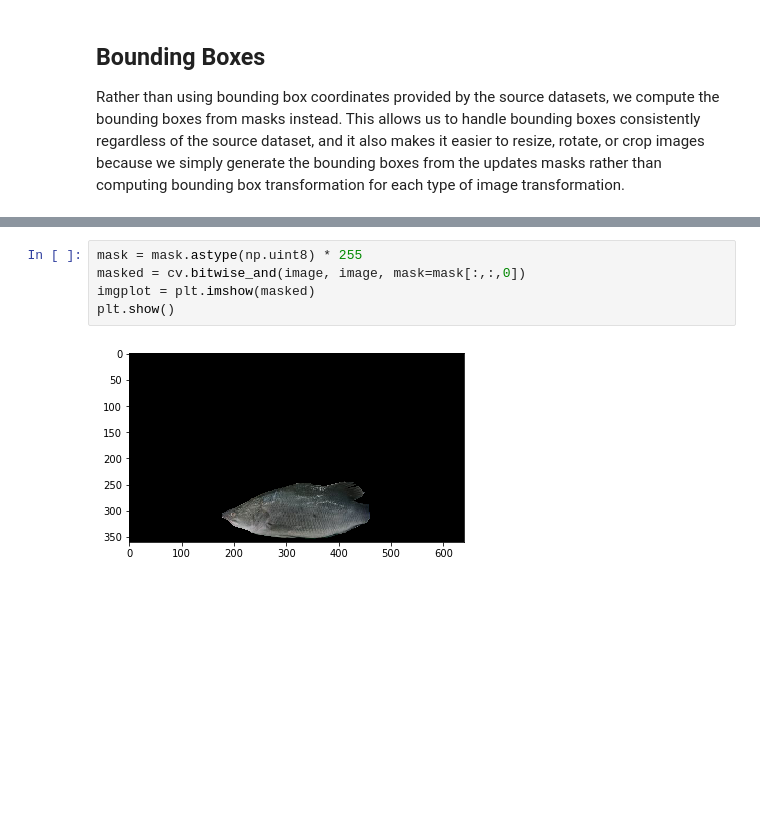
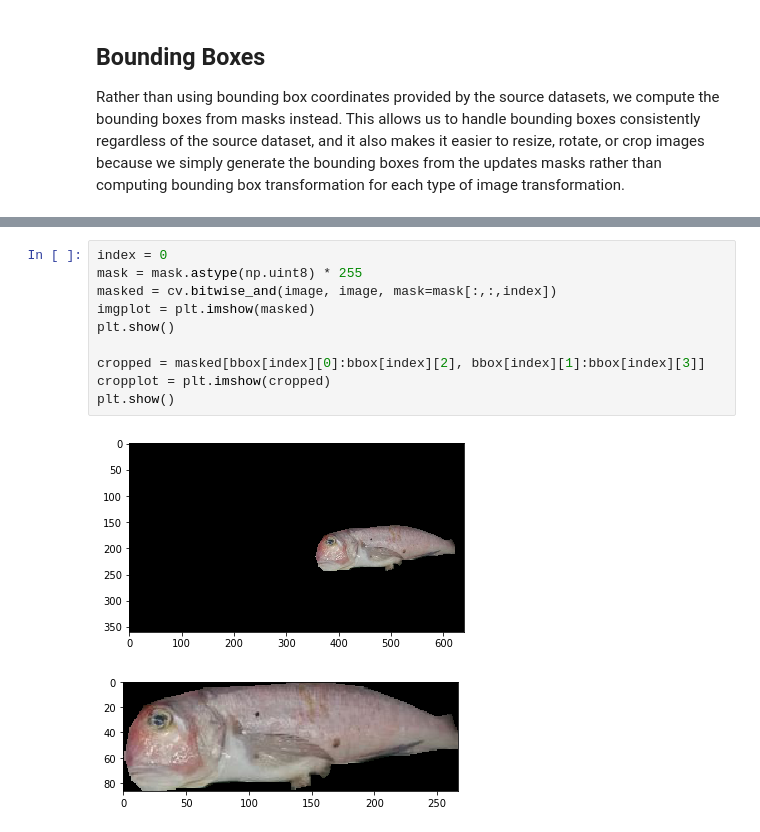
Before and after one commit to Cuda-Chen/Mask_RCNN, a Jupyter notebook: samples/fish/fish_data_masking.ipynb, the cells around one changed output, grey strips where cells are left out. Saved outputs shown, nothing was run; the diff lists cells and outputs as text; blank space fills up the shorter version.

Commit message:
successfully output cropped and masked image

```diff
--- a/samples/fish/fish_data_masking.ipynb
+++ b/samples/fish/fish_data_masking.ipynb
@@ -94,7 +102,13 @@ bool
 # %%
+index = 0
 mask = mask.astype(np.uint8) * 255
-masked = cv.bitwise_and(image, image, mask=mask[:,:,0])
+masked = cv.bitwise_and(image, image, mask=mask[:,:,index])
 imgplot = plt.imshow(masked)
 plt.show()
+
+cropped = masked[bbox[index][0]:bbox[index][2], bbox[index][1]:bbox[index][3]]
+cropplot = plt.imshow(cropped)
+plt.show()
 # %% [output]
-[figure, old version]
+[figure, new version]
+[figure, added]
```
Also changed, not shown: parts of 4 cells of this notebook, 1 other file.
